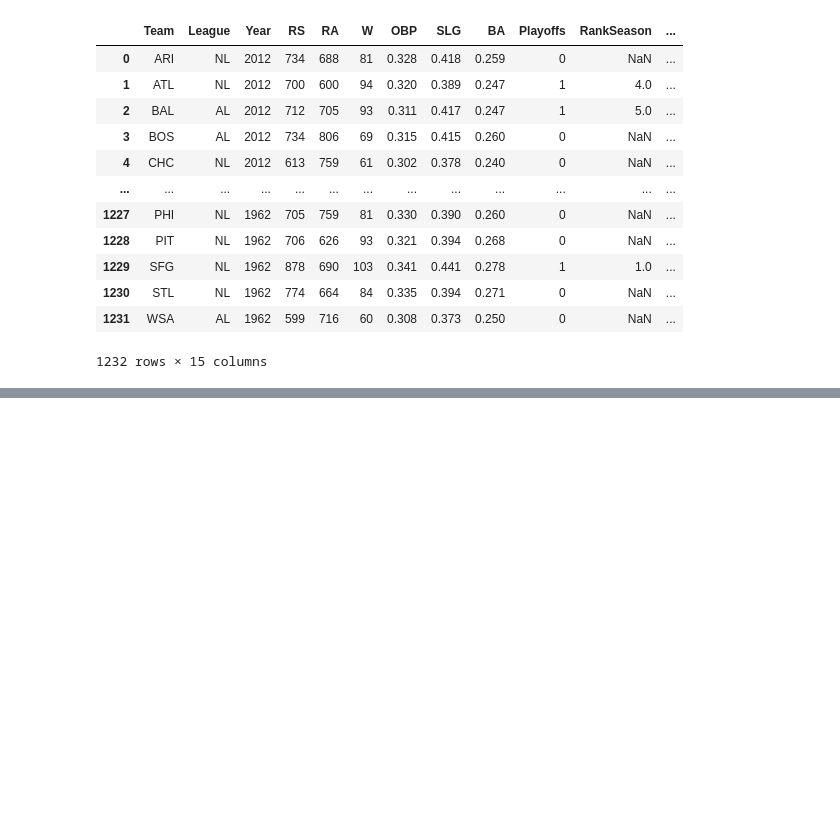
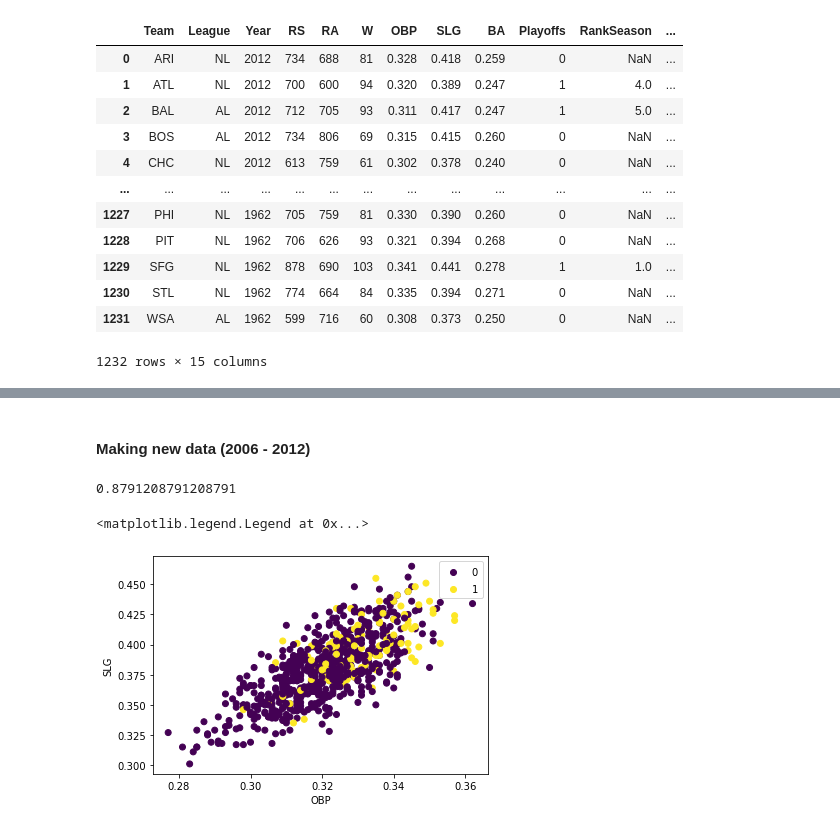
Before and after one commit to rohannakra/Moneyball-Data-Analysis, a Jupyter notebook: main.ipynb, the cells around one changed output, grey strips where cells are left out. Cells and saved outputs as stored; diff of their text form; code cells hidden in the pictures; blank space fills up the shorter version.

```diff
--- a/main.ipynb
+++ b/main.ipynb
@@ -86,0 +245,22 @@ target = (dataset['Playoffs']).to_numpy()
+# %% [markdown]
+#### Making new data (2006 - 2012)
+# %%
+recent_dataset = dataset.loc[dataset['Year'] <= 1993]
+
+
+data_recent = (recent_dataset[['SLG', 'OBP']]).to_numpy()
+target_recent = (recent_dataset['Playoffs']).to_numpy()
+X_train, X_test, y_train, y_test = train_test_split(data_recent, target_recent)
+
+model = LogisticRegression()
+model.fit(X_train, y_train)
+print(model.score(X_test, y_test))
+
+scatter = plt.scatter(data_recent[:, 1], data_recent[:, 0], c=target_recent)    # lol data ain't linear
+plt.xlabel('OBP')
+plt.ylabel('SLG')
+plt.legend(*scatter.legend_elements())
+# %% [output]
+0.8791208791208791
+<matplotlib.legend.Legend at 0x...>
+[figure, added]
```
Also changed, not shown: parts of 13 cells of this notebook.
